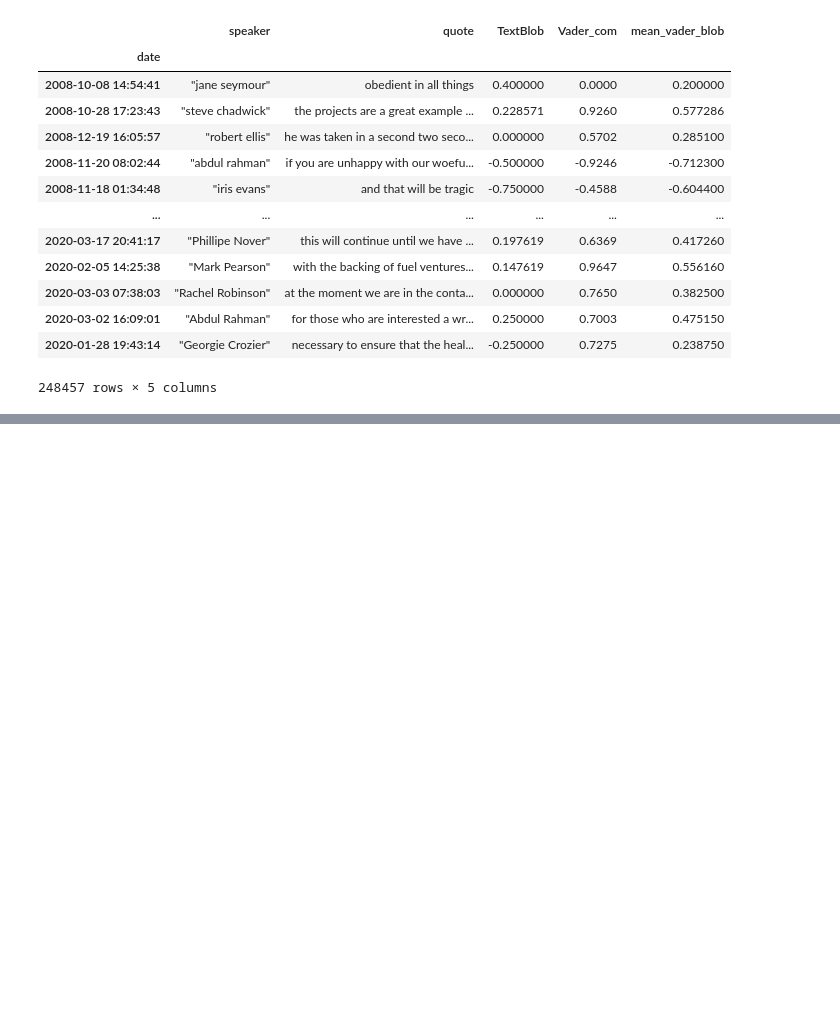
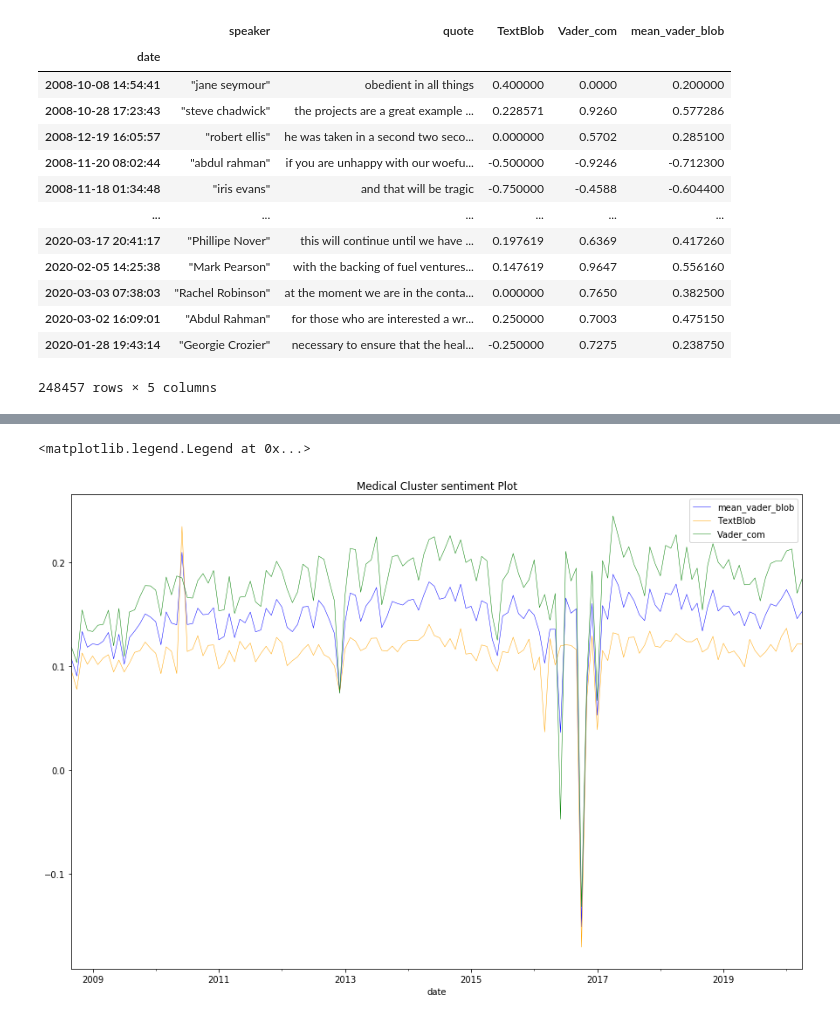
Before and after one commit to epfl-ada/ada-2021-project-abracadabra, a Jupyter notebook: Sentiment analysis.ipynb, the cells around one changed output, grey strips where cells are left out. Drawn from its saved outputs; the diff is of its cells as text; code cells hidden in the pictures; blank space fills up the shorter version.

Commit message:
add plot

```diff
--- a/Sentiment analysis.ipynb
+++ b/Sentiment analysis.ipynb
@@ -466,10 +468,20 @@ medical_df['date'] = pd.to_datetime(medical_df['date'],format="\"%Y-%m-%d %H:%M:
 medical_df.set_index('date', inplace=True)
 # %%
 #frequency freq: D-day, W-week, M-month, Y-year...
-freq = 'W'
-medical_mean = medical_df['mean_vader_blob'].resample(freq).mean()
+freq = 'M'
+medical_mean_mean = medical_df['mean_vader_blob'].resample(freq).mean()
+medical_mean_blob = medical_df['TextBlob'].resample(freq).mean()
+medical_mean_Vad = medical_df['Vader_com'].resample(freq).mean()
+
 fig, axs = plt.subplots(sharex=True,figsize=(15,10))
 axs.title.set_text('Medical Cluster sentiment Plot')
 
 
-medical_mean.plot(linewidth=0.5,ax = axs)
+medical_mean_mean.plot(linewidth=0.5,ax = axs,color='blue')
+medical_mean_blob.plot(linewidth=0.5,ax = axs,color='orange')
+medical_mean_Vad.plot(linewidth=0.5,ax = axs,color='green')
+
+axs.legend()
+# %% [output]
+<matplotlib.legend.Legend at 0x...>
+[figure, added]
```
Also changed, not shown: parts of 1 cell of this notebook.
